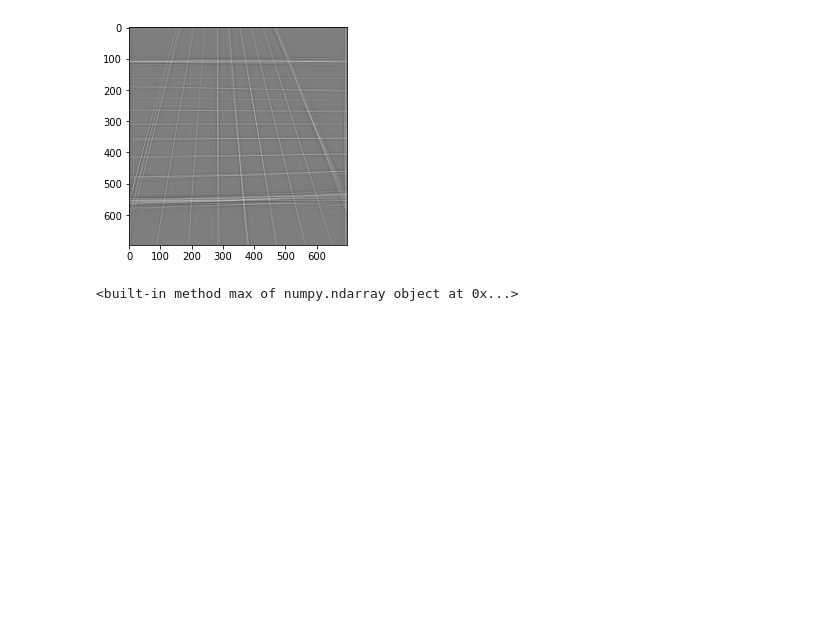
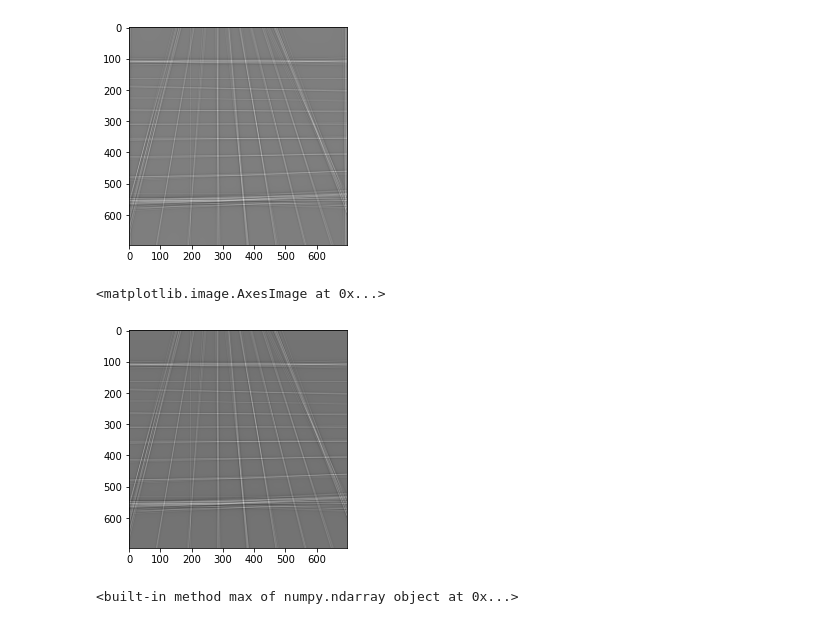
Before and after one commit to SamRapier/DigitisingChess, a Jupyter notebook: ChessBoardGridSegmentation.ipynb, the cells around one changed output. Cells and saved outputs as stored; diff of their text form; code cells hidden in the pictures; blank space fills up the shorter version.

```diff
--- a/ChessBoardGridSegmentation.ipynb
+++ b/ChessBoardGridSegmentation.ipynb
@@ -784,6 +794,12 @@ plt.imshow(reconstruction_fbp, cmap=plt.cm.Greys_r)
 # %% [output]
 <matplotlib.image.AxesImage at 0x...>
 [figure]
+# %%
+reconstruction_fbp = iradon(secDerivExtract, theta=theta2, filter_name='cosine', circle=False)
+plt.imshow(reconstruction_fbp, cmap=plt.cm.Greys_r)
+# %% [output]
+<matplotlib.image.AxesImage at 0x...>
+[figure, added]
 # %%
 print(reconstruction_fbp.max)
 # %% [output]
```
Also changed, not shown: parts of 14 cells of this notebook.
